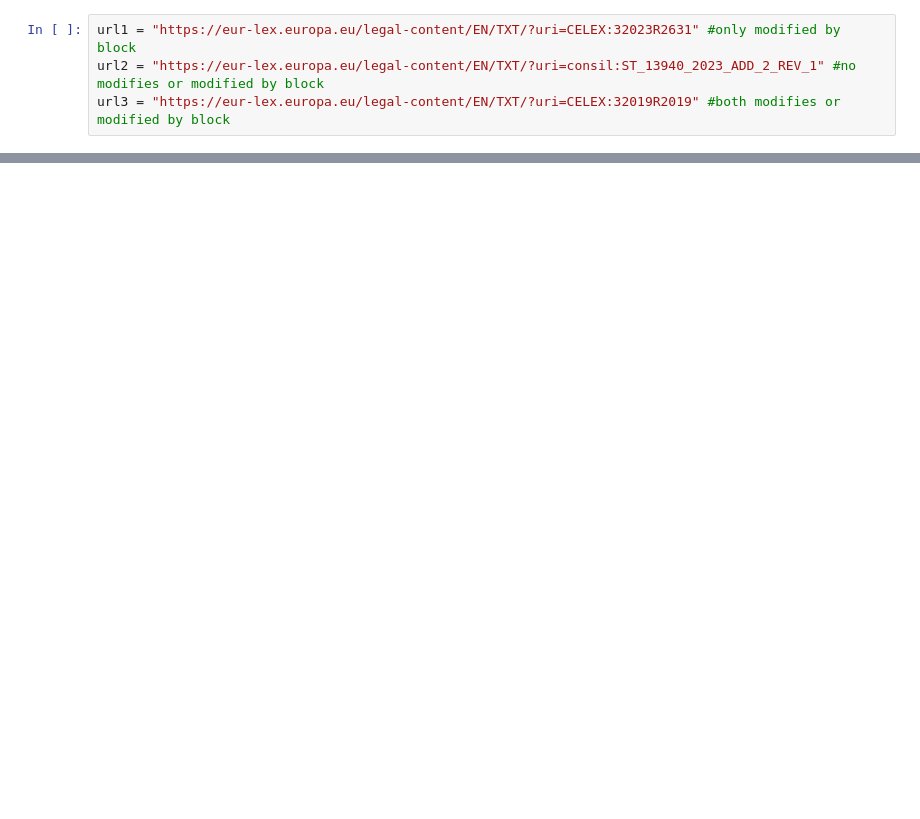
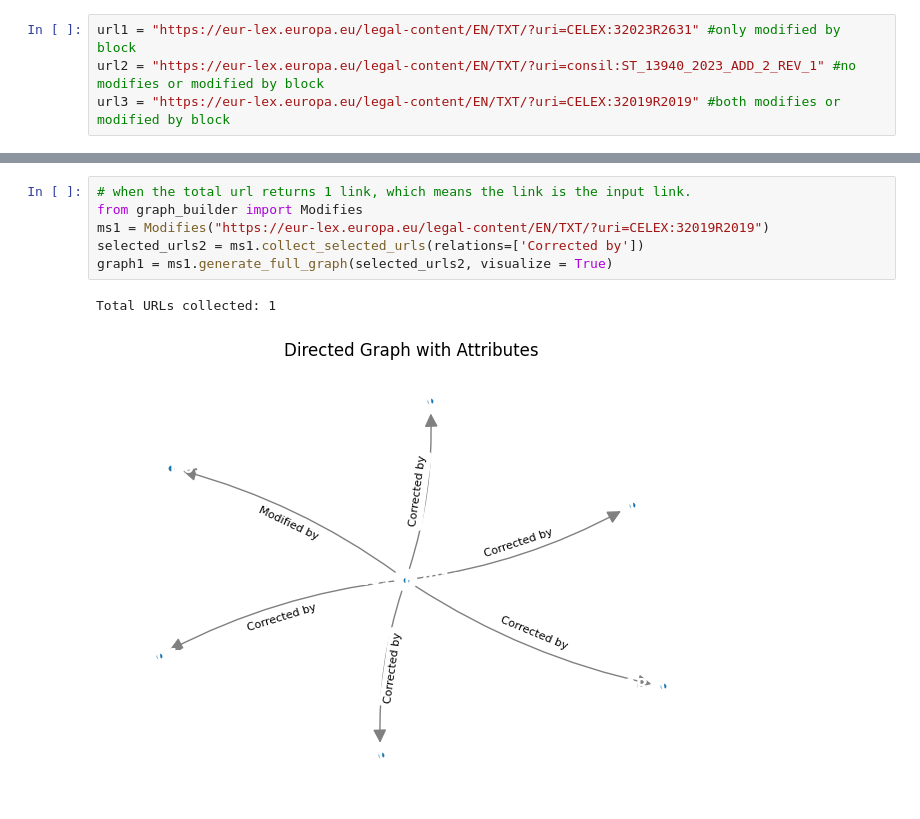
Before and after one commit to Peiying-Huang/EurLexScraper, a Jupyter notebook: document_info_scraper/graph2_full_graph_Test.ipynb, the cells around one changed output, grey strips where cells are left out. Saved outputs shown, nothing was run; the diff lists cells and outputs as text; blank space fills up the shorter version.

```diff
--- a/document_info_scraper/graph2_full_graph_Test.ipynb
+++ b/document_info_scraper/graph2_full_graph_Test.ipynb
@@ -43,0 +66,9 @@ Total URLs collected: 37
+# %%
+# when the total url returns 1 link, which means the link is the input link.
+from graph_builder import Modifies
+ms1 = Modifies("https://eur-lex.europa.eu/legal-content/EN/TXT/?uri=CELEX:32019R2019")
+selected_urls2 = ms1.collect_selected_urls(relations=['Corrected by'])
+graph1 = ms1.generate_full_graph(selected_urls2, visualize = True)
+# %% [output]
+Total URLs collected: 1
+[figure, added]
```
Also changed, not shown: parts of 7 cells of this notebook, 3 other files.
